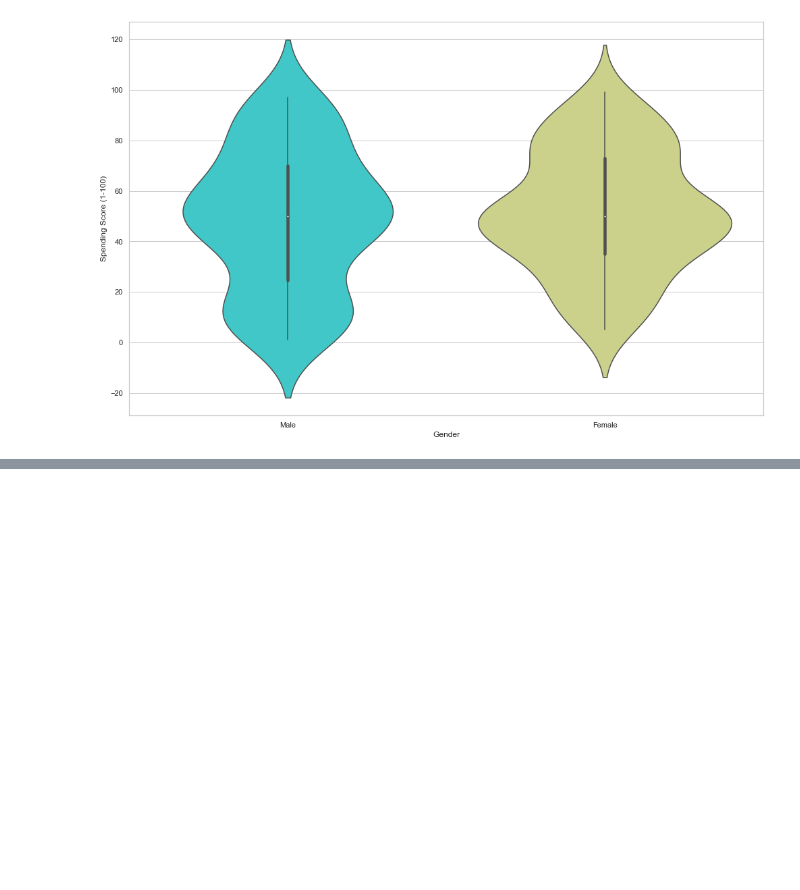
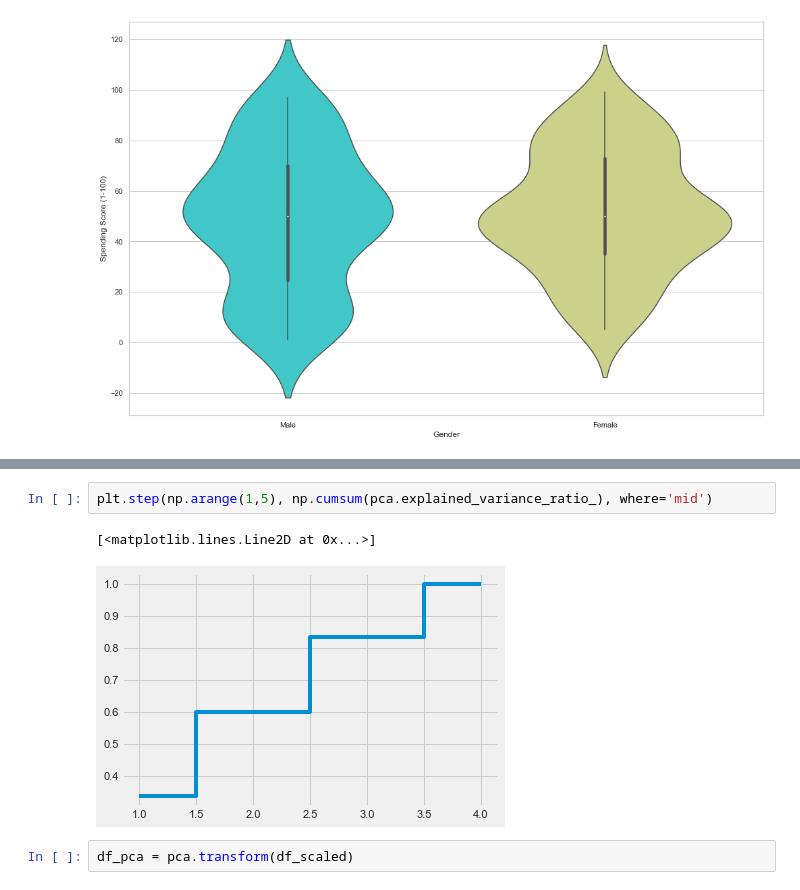
Before and after one commit to bharat619/AIML, a Jupyter notebook: Unsupervised Learning/PRACTICE/Untitled.ipynb, the cells around one changed output, grey strips where cells are left out. Drawn from its saved outputs; the diff is of its cells as text; blank space fills up the shorter version.

```diff
--- a/Unsupervised Learning/PRACTICE/Untitled.ipynb
+++ b/Unsupervised Learning/PRACTICE/Untitled.ipynb
@@ -120,0 +248,7 @@ sns.violinplot(df['Gender'], df['Spending Score (1-100)'], palette='rainbow')
+# %%
+plt.step(np.arange(1,5), np.cumsum(pca.explained_variance_ratio_), where='mid')
+# %% [output]
+[<matplotlib.lines.Line2D at 0x...>]
+[figure, added]
+# %%
+df_pca = pca.transform(df_scaled)
```
Also changed, not shown: parts of 29 cells of this notebook.
